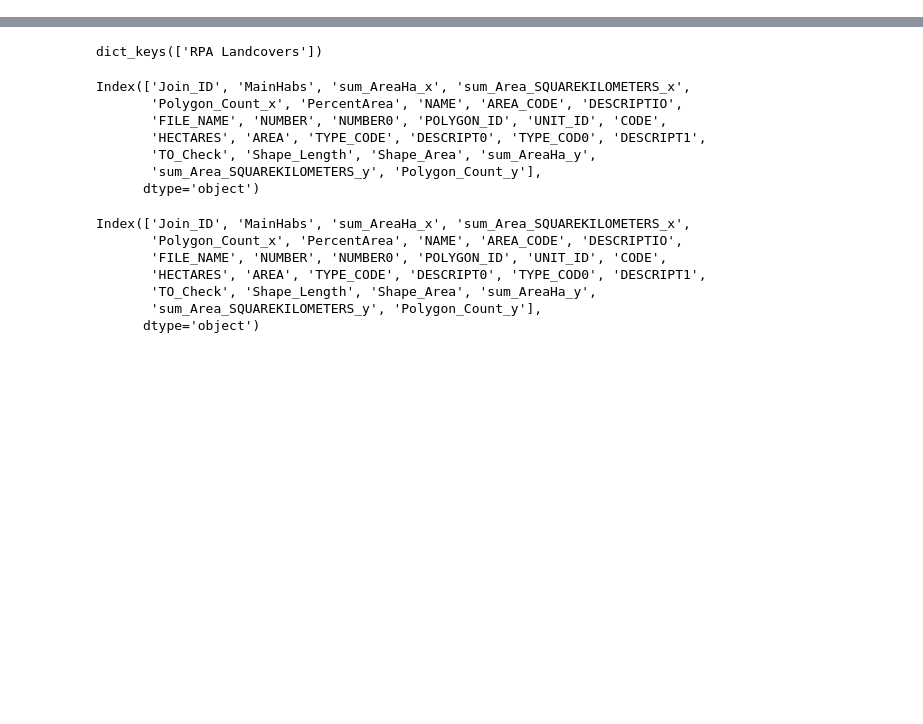
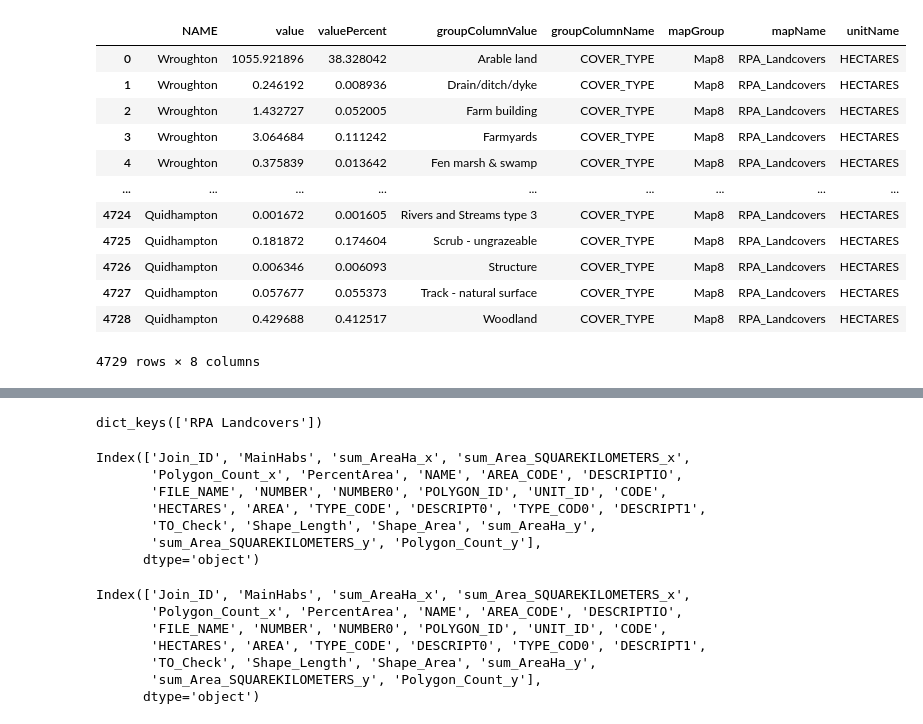
Before and after one commit to lara-spearman/map-outputs, a Jupyter notebook: summarise within analysis.ipynb, the cells around one changed output, grey strips where cells are left out. Drawn from its saved outputs; the diff is of its cells as text; code cells hidden in the pictures; blank space fills up the shorter version.

```diff
--- a/summarise within analysis.ipynb
+++ b/summarise within analysis.ipynb
@@ -32,7 +32,7 @@ layer_info = {
     "FC Forest Roads":{"group":"Map5",
                      "group_field":False,
                                             "unit":"METERS",
-                                            "unit_type":"Area"},
+                                            "unit_type":"Length"},
     # "CRoW S16 Dedicated Land":{"group":"Map5",
     #                  "group_field":False,
     #                  "unit":"HECTARES"},
@@ -86,11 +86,11 @@ layer_info = {
 df_all = pd.DataFrame({'NAME': [], 'value': [],'valuePercent': [],'groupColumnValue': [],'groupColumnName': [],'mapGroup': [],'mapName': []})
 
 for layer in layer_info.keys():
+    print(layer)
     layer_name = layer.replace(" ","_")
     if layer_info[layer]['group_field']:
       df_table = pd.read_csv(f"{location_data}/{layer_info[layer]['group']}_{layer_name}_table.csv")
       df_layer = pd.read_csv(f"{location_data}/{layer_info[layer]['group']}_{layer_name}.csv")
-      print(df_table.columns)
       df_table.rename(columns = {f"{layer_info[layer]['group_field']}":"groupColumnValue"}, inplace=True)
       df_table.rename(columns = {f"sum_{layer_info[layer]['unit_type']}_{layer_info[layer]['unit']}":"value"}, inplace=True)
       df_table.rename(columns = {f"Percent{layer_info[layer]['unit_type']}":"valuePercent"}, inplace=True)
@@ -106,8 +106,8 @@ for layer in layer_info.keys():
       df_all = pd.concat([df_all,df_layer_all ])
     else:
       df_layer = pd.read_csv(f"{location_data}/{layer_info[layer]['group']}_{layer_name}.csv")
-      df_table.rename(columns = {f"sum_{layer_info[layer]['unit_type']}_{layer_info[layer]['unit']}":"value"}, inplace=True)
-      df_layer_all = df_layer_all[['NAME', "value"]]
+      df_layer.rename(columns = {f"sum_{layer_info[layer]['unit_type']}_{layer_info[layer]['unit']}":"value"}, inplace=True)
+      df_layer_all = df_layer[['NAME', "value"]]
       df_layer_all["mapGroup"] = f"{layer_info[layer]['group']}"
       df_layer_all["mapName"] = f"{layer_name}"
       df_layer_all["groupColumnName"] = "ALL"
@@ -115,4 +115,5 @@ for layer in layer_info.keys():
       df_layer_all["unitName"] = layer_info[layer]['unit']
       df_layer_all = df_layer_all[['NAME', "value","mapGroup","mapName","groupColumnName","groupColumnValue","unitName"]]
       df_all = pd.concat([df_all,df_layer_all ])
+      print(df_layer_all)
 # %% [output]
@@ -156,0 +174,2 @@ df_colerne = df_all[df_all.NAME=="Colerne"]
+# %%
+df_land_cover = df_all[df_all.mapName == "RPA_Landcovers"]
@@ -156,0 +178,16 @@ df_colerne = df_all[df_all.NAME=="Colerne"]
+# %%
+df_land_cover
+# %% [output]
+|  | NAME | value | valuePercent | groupColumnValue | groupColumnName | mapGroup | mapName | unitName |
+| 0 | Wroughton | 1055.921896 | 38.328042 | Arable land | COVER_TYPE | Map8 | RPA_Landcovers | HECTARES |
+| 1 | Wroughton | 0.246192 | 0.008936 | Drain/ditch/dyke | COVER_TYPE | Map8 | RPA_Landcovers | HECTARES |
+| 2 | Wroughton | 1.432727 | 0.052005 | Farm building | COVER_TYPE | Map8 | RPA_Landcovers | HECTARES |
+| 3 | Wroughton | 3.064684 | 0.111242 | Farmyards | COVER_TYPE | Map8 | RPA_Landcovers | HECTARES |
+| 4 | Wroughton | 0.375839 | 0.013642 | Fen marsh & swamp | COVER_TYPE | Map8 | RPA_Landcovers | HECTARES |
+| ... | ... | ... | ... | ... | ... | ... | ... | ... |
+| 4724 | Quidhampton | 0.001672 | 0.001605 | Rivers and Streams type 3 | COVER_TYPE | Map8 | RPA_Landcovers | HECTARES |
+| 4725 | Quidhampton | 0.181872 | 0.174604 | Scrub - ungrazeable | COVER_TYPE | Map8 | RPA_Landcovers | HECTARES |
+| 4726 | Quidhampton | 0.006346 | 0.006093 | Structure | COVER_TYPE | Map8 | RPA_Landcovers | HECTARES |
+| 4727 | Quidhampton | 0.057677 | 0.055373 | Track - natural surface | COVER_TYPE | Map8 | RPA_Landcovers | HECTARES |
+| 4728 | Quidhampton | 0.429688 | 0.412517 | Woodland | COVER_TYPE | Map8 | RPA_Landcovers | HECTARES |
+4729 rows × 8 columns
```
Also changed, not shown: parts of 5 cells of this notebook.
